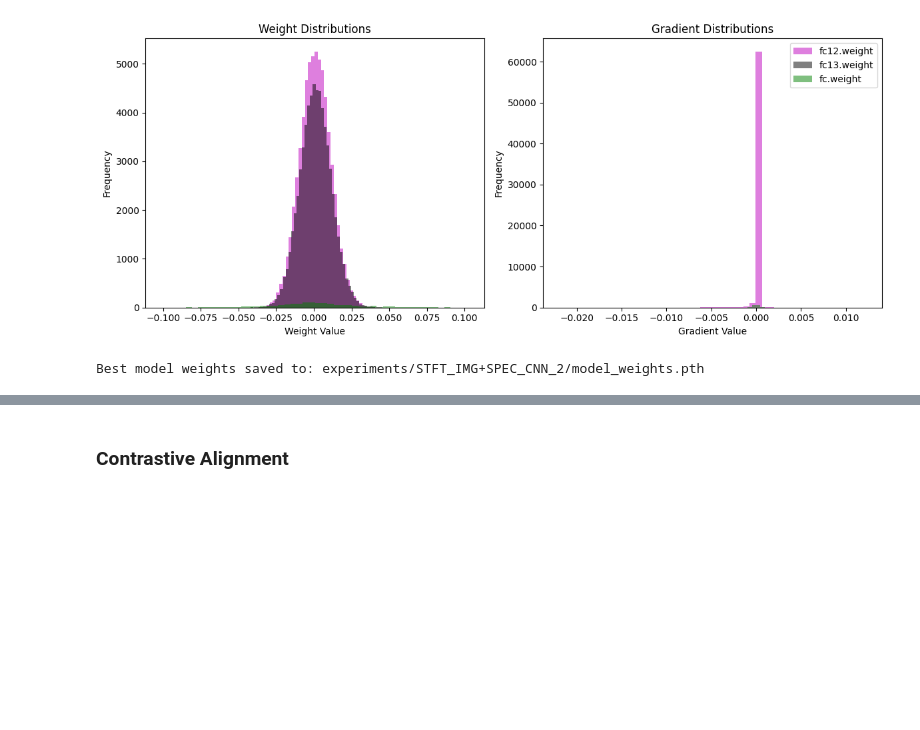
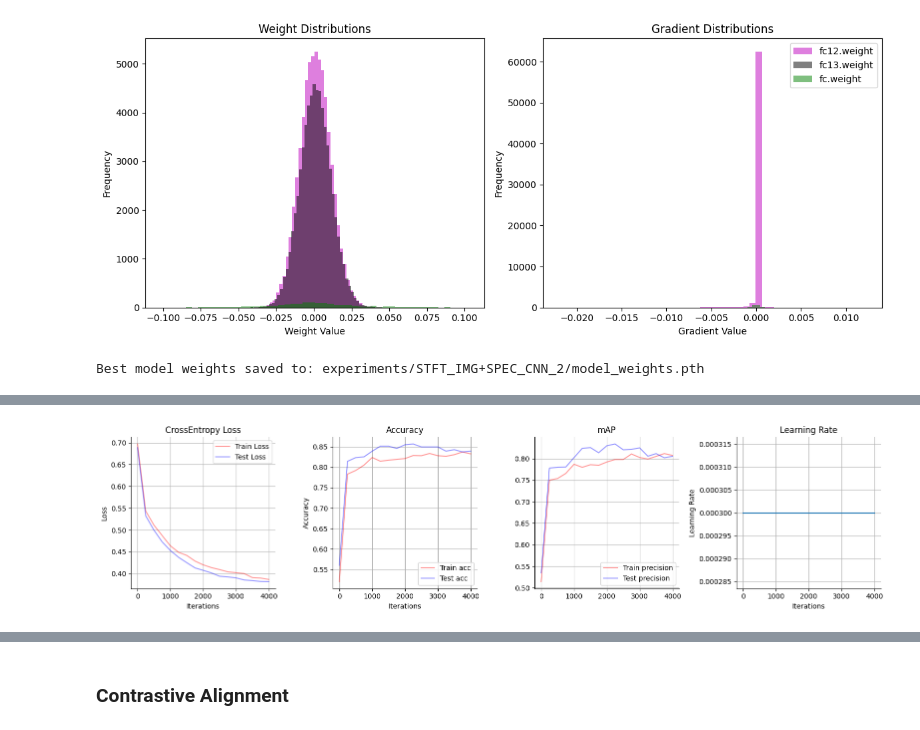
Before and after one commit to emmanuel-olateju/elbow_MI, a Jupyter notebook: bci_processing_elbowMI.ipynb, the cells around one changed output, grey strips where cells are left out. Saved outputs shown, nothing was run; the diff lists cells and outputs as text; code cells hidden in the pictures; blank space fills up the shorter version.

```diff
--- a/bci_processing_elbowMI.ipynb
+++ b/bci_processing_elbowMI.ipynb
@@ -1503,0 +1543,4 @@ files.download("experiments.zip")
+# %%
+assert left_imagery.shape == right_imagery.shape
+N = left_imagery.shape[-1]
+left_imagery.shape, right_imagery.shape
@@ -1503,0 +1702,15 @@ files.download("experiments.zip")
+# %%
+# np.random.seed(42)
+# torch.use_deterministic_algorithms(False)
+
+SEED = 42
+torch.manual_seed(SEED)
+np.random.seed(SEED)
+random.seed(SEED)
+torch.backends.cudnn.deterministic = False
+torch.backends.cudnn.benchmark = False
+
+model = SPEC_CNN()
+# model = SPEC_CNN_1()
+# model = SPEC_CNN_2()
+init_weights_kaiming_normal(model)
@@ -1503,0 +1937,68 @@ files.download("experiments.zip")
+# %%
+# @title Expt 1 Plot - View Performance Curve
+
+%matplotlib inline
+import matplotlib.pyplot as plt
+
+fig, ax = plt.subplots(1, 4, figsize=(16, 4))
+
+m_avg = lambda arr, perc: np.convolve(arr, np.ones(int(len(arr) * perc)) / int(len(arr) * perc), mode='valid')
+window = 0.3
+
+# Ensure history has data
+if "iter" in history and "train_loss" in history and "test_loss" in history:
+    if history["iter"] and history["train_loss"] and history["test_loss"]:  # Check non-empty lists
+        # iter_ = m_avg(history["iter"], window)
+        iter_ = history["iter"]
+        # plt.figure()
+        # ax[0].plot(iter_, m_avg(history["train_loss"], window), label="Train Loss", color=(1, 0, 0, 0.7))
+        # ax[0].plot(iter_, m_avg(history["test_loss"], window), label="Test Loss", color=(0, 0, 1, 0.7))
+        ax[0].plot(iter_, history["train_loss"], label="Train Loss", color=(1, 0, 0, 0.4))
+        ax[0].plot(iter_, history["test_loss"], label="Test Loss", color=(0, 0, 1, 0.4))
+        ax[0].set_xlabel("Iterations")
+        ax[0].set_ylabel("Loss")
+        # ax[0].axhline(np.log(n_classes.item()), linestyle="dashed", color="red")
+        ax[0].legend()
+        ax[0].set_title("CrossEntropy Loss")
+        ax[0].spines["top"].set_visible(False)
+        ax[0].spines["right"].set_visible(False)
+        # ax[0].axhline(0.5, color=(1,0,0,0.8), linestyle="--")
+        # ax[0].axhline(0.2, color=(0,0,0,0.8), linestyle="--")
+        ax[0].grid()
+        # plt.show()
+
+        ax[1].plot(iter_, history["train_acc"], color=(1, 0, 0, 0.4), label="Train acc")
+        ax[1].plot(iter_, history["test_acc"], color=(0, 0, 1, 0.4), label="Test acc")
+        ax[1].set_xlabel("Iterations")
+        ax[1].set_ylabel("Accuracy")
+        # ax[1].axhline(0.8, linestyle="dashed", color="red")
+        ax[1].legend()
+        ax[1].set_title("Accuracy")
+        ax[1].spines["top"].set_visible(False)
+        ax[1].spines["right"].set_visible(False)
+        ax[1].grid()
+
+        ax[2].plot(iter_, history["train_precision"], color=(1, 0, 0, 0.4), label="Train precision")
+        ax[2].plot(iter_, history["test_precision"], color=(0, 0, 1, 0.4), label="Test precision")
+        ax[2].legend()
+        ax[2].set_title("mAP")
+        ax[2].spines["top"].set_visible(False)
+        ax[2].spines["right"].set_visible(False)
+        ax[2].grid()
+
+        ax[3].plot(iter_, history["lr"], label="Learning Rate")
+        ax[3].set_title("Learning Rate")
+        ax[3].set_xlabel("Iterations")
+        ax[3].set_ylabel("Learning Rate")
+        ax[3].spines["top"].set_visible(False)
+        ax[3].spines["right"].set_visible(False)
+        ax[3].grid()
+    else:
+        print("History data is empty!")
+else:
+    print("History keys missing!")
+
+fig.tight_layout()
+fig.savefig("performance.png", bbox_inches="tight", dpi=300)
+# %% [output]
+[figure, added]
```
Also changed, not shown: parts of 65 cells of this notebook.
